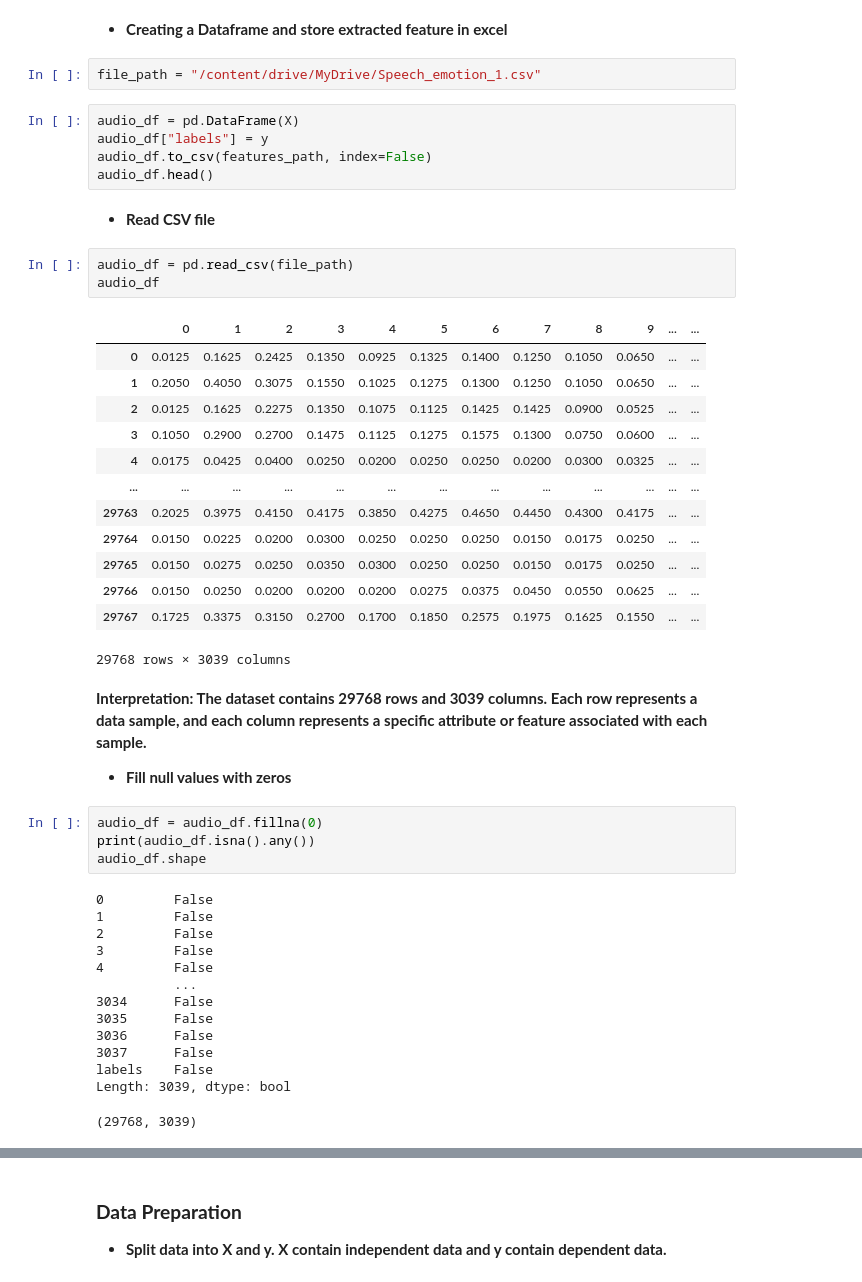
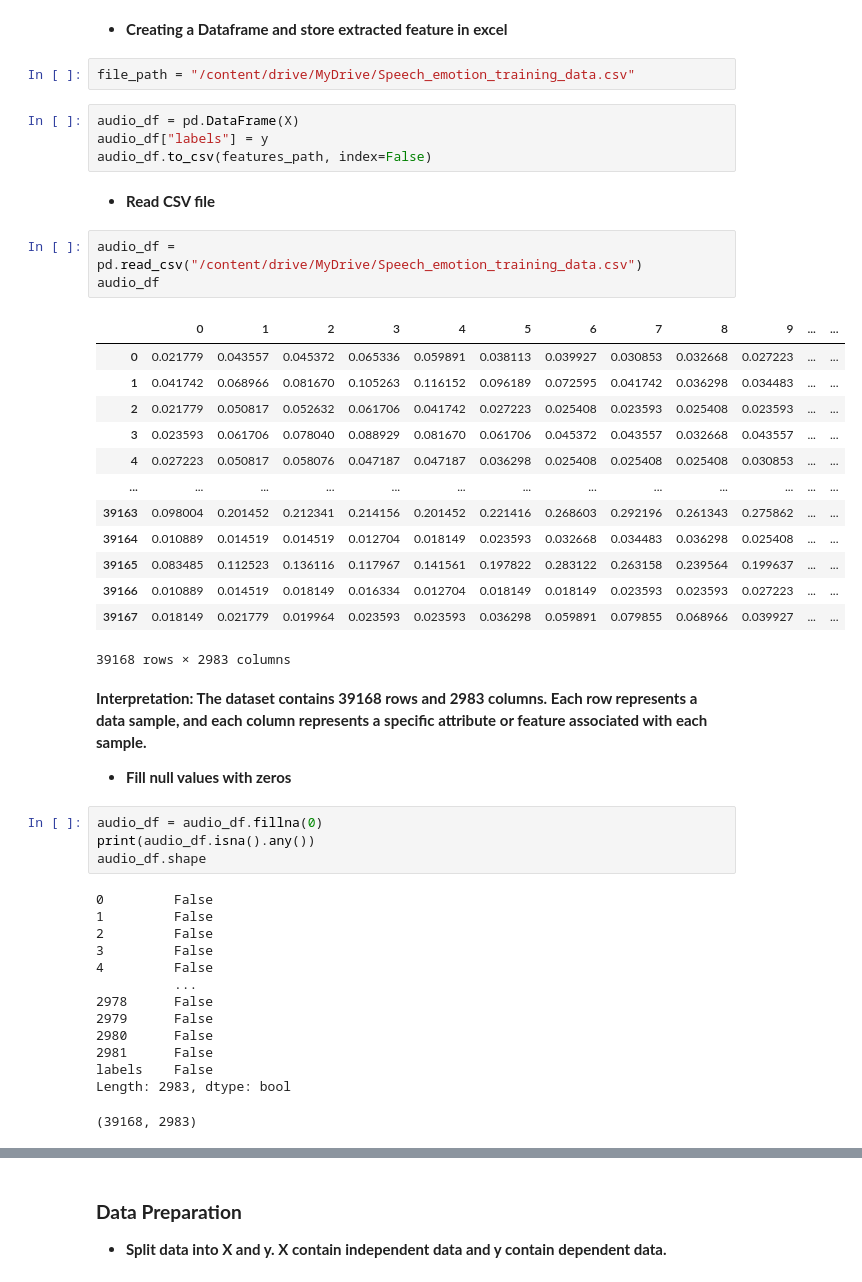
Before and after one commit to WHarshal/Speech_Emotion_Recognition_for_Human_Computer_Interaction, a Jupyter notebook: Speech_Emotion_Recognition_for_Human_Computer_Interaction.ipynb, the cells around one changed output, grey strips where cells are left out. Saved outputs shown, nothing was run; the diff lists cells and outputs as text.

```diff
--- a/Speech_Emotion_Recognition_for_Human_Computer_Interaction.ipynb
+++ b/Speech_Emotion_Recognition_for_Human_Computer_Interaction.ipynb
@@ -377,33 +377,32 @@ Done...
 
 *  **Creating a Dataframe and store extracted feature in excel**
 # %%
-file_path = "/content/drive/MyDrive/Speech_emotion_1.csv"
+file_path = "/content/drive/MyDrive/Speech_emotion_training_data.csv"
 # %%
 audio_df = pd.DataFrame(X)
 audio_df["labels"] = y
 audio_df.to_csv(features_path, index=False)
-audio_df.head()
 # %% [markdown]
 * **Read CSV file**
 # %%
-audio_df = pd.read_csv(file_path)
+audio_df = pd.read_csv("/content/drive/MyDrive/Speech_emotion_training_data.csv")
 audio_df
 # %% [output]
 |  | 0 | 1 | 2 | 3 | 4 | 5 | 6 | 7 | 8 | 9 | ... | ... |
-| 0 | 0.0125 | 0.1625 | 0.2425 | 0.1350 | 0.0925 | 0.1325 | 0.1400 | 0.1250 | 0.1050 | 0.0650 | ... | ... |
-| 1 | 0.2050 | 0.4050 | 0.3075 | 0.1550 | 0.1025 | 0.1275 | 0.1300 | 0.1250 | 0.1050 | 0.0650 | ... | ... |
-| 2 | 0.0125 | 0.1625 | 0.2275 | 0.1350 | 0.1075 | 0.1125 | 0.1425 | 0.1425 | 0.0900 | 0.0525 | ... | ... |
-| 3 | 0.1050 | 0.2900 | 0.2700 | 0.1475 | 0.1125 | 0.1275 | 0.1575 | 0.1300 | 0.0750 | 0.0600 | ... | ... |
-| 4 | 0.0175 | 0.0425 | 0.0400 | 0.0250 | 0.0200 | 0.0250 | 0.0250 | 0.0200 | 0.0300 | 0.0325 | ... | ... |
+| 0 | 0.021779 | 0.043557 | 0.045372 | 0.065336 | 0.059891 | 0.038113 | 0.039927 | 0.030853 | 0.032668 | 0.027223 | ... | ... |
+| 1 | 0.041742 | 0.068966 | 0.081670 | 0.105263 | 0.116152 | 0.096189 | 0.072595 | 0.041742 | 0.036298 | 0.034483 | ... | ... |
+| 2 | 0.021779 | 0.050817 | 0.052632 | 0.061706 | 0.041742 | 0.027223 | 0.025408 | 0.023593 | 0.025408 | 0.023593 | ... | ... |
+| 3 | 0.023593 | 0.061706 | 0.078040 | 0.088929 | 0.081670 | 0.061706 | 0.045372 | 0.043557 | 0.032668 | 0.043557 | ... | ... |
+| 4 | 0.027223 | 0.050817 | 0.058076 | 0.047187 | 0.047187 | 0.036298 | 0.025408 | 0.025408 | 0.025408 | 0.030853 | ... | ... |
 | ... | ... | ... | ... | ... | ... | ... | ... | ... | ... | ... | ... | ... |
-| 29763 | 0.2025 | 0.3975 | 0.4150 | 0.4175 | 0.3850 | 0.4275 | 0.4650 | 0.4450 | 0.4300 | 0.4175 | ... | ... |
-| 29764 | 0.0150 | 0.0225 | 0.0200 | 0.0300 | 0.0250 | 0.0250 | 0.0250 | 0.0150 | 0.0175 | 0.0250 | ... | ... |
-| 29765 | 0.0150 | 0.0275 | 0.0250 | 0.0350 | 0.0300 | 0.0250 | 0.0250 | 0.0150 | 0.0175 | 0.0250 | ... | ... |
-| 29766 | 0.0150 | 0.0250 | 0.0200 | 0.0200 | 0.0200 | 0.0275 | 0.0375 | 0.0450 | 0.0550 | 0.0625 | ... | ... |
-| 29767 | 0.1725 | 0.3375 | 0.3150 | 0.2700 | 0.1700 | 0.1850 | 0.2575 | 0.1975 | 0.1625 | 0.1550 | ... | ... |
+| 39163 | 0.098004 | 0.201452 | 0.212341 | 0.214156 | 0.201452 | 0.221416 | 0.268603 | 0.292196 | 0.261343 | 0.275862 | ... | ... |
+| 39164 | 0.010889 | 0.014519 | 0.014519 | 0.012704 | 0.018149 | 0.023593 | 0.032668 | 0.034483 | 0.036298 | 0.025408 | ... | ... |
+| 39165 | 0.083485 | 0.112523 | 0.136116 | 0.117967 | 0.141561 | 0.197822 | 0.283122 | 0.263158 | 0.239564 | 0.199637 | ... | ... |
+| 39166 | 0.010889 | 0.014519 | 0.018149 | 0.016334 | 0.012704 | 0.018149 | 0.018149 | 0.023593 | 0.023593 | 0.027223 | ... | ... |
+| 39167 | 0.018149 | 0.021779 | 0.019964 | 0.023593 | 0.023593 | 0.036298 | 0.059891 | 0.079855 | 0.068966 | 0.039927 | ... | ... |
-29768 rows × 3039 columns
+39168 rows × 2983 columns
 # %% [markdown]
-**Interpretation: The dataset contains 29768  rows and 3039 columns. Each row represents a data sample, and each column represents a specific attribute or feature associated with each sample.**
+**Interpretation: The dataset contains 39168  rows and 2983 columns. Each row represents a data sample, and each column represents a specific attribute or feature associated with each sample.**
 
 
 *   **Fill null values with zeros**
@@ -418,13 +417,13 @@ audio_df.shape
 3         False
 4         False
           ...
-3034      False
-3035      False
-3036      False
-3037      False
+2978      False
+2979      False
+2980      False
+2981      False
 labels    False
-Length: 3039, dtype: bool
+Length: 2983, dtype: bool
-(29768, 3039)
+(39168, 2983)
 # %%
 audio_df.head()
 # %% [output]
```
Also changed, not shown: parts of 49 cells of this notebook.
